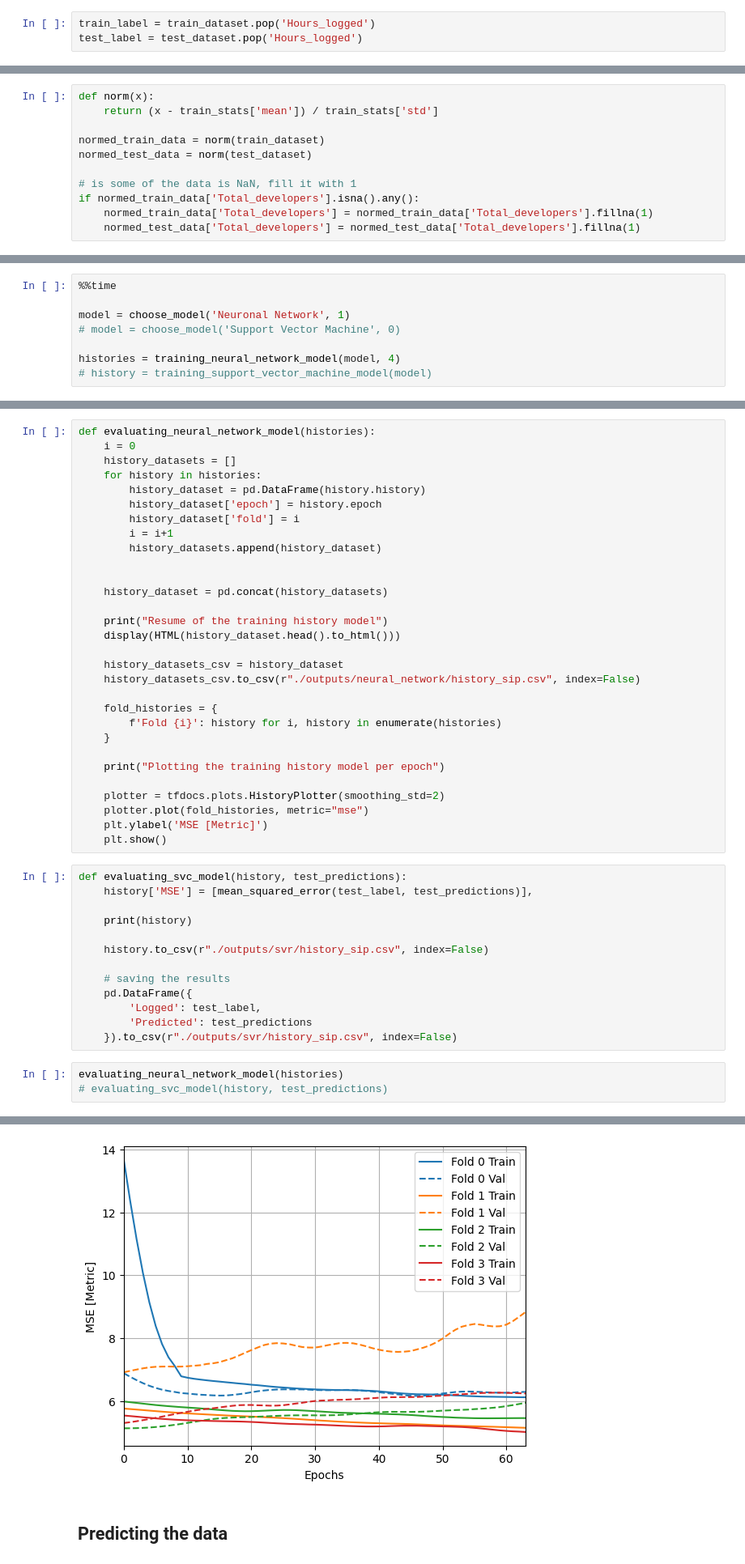
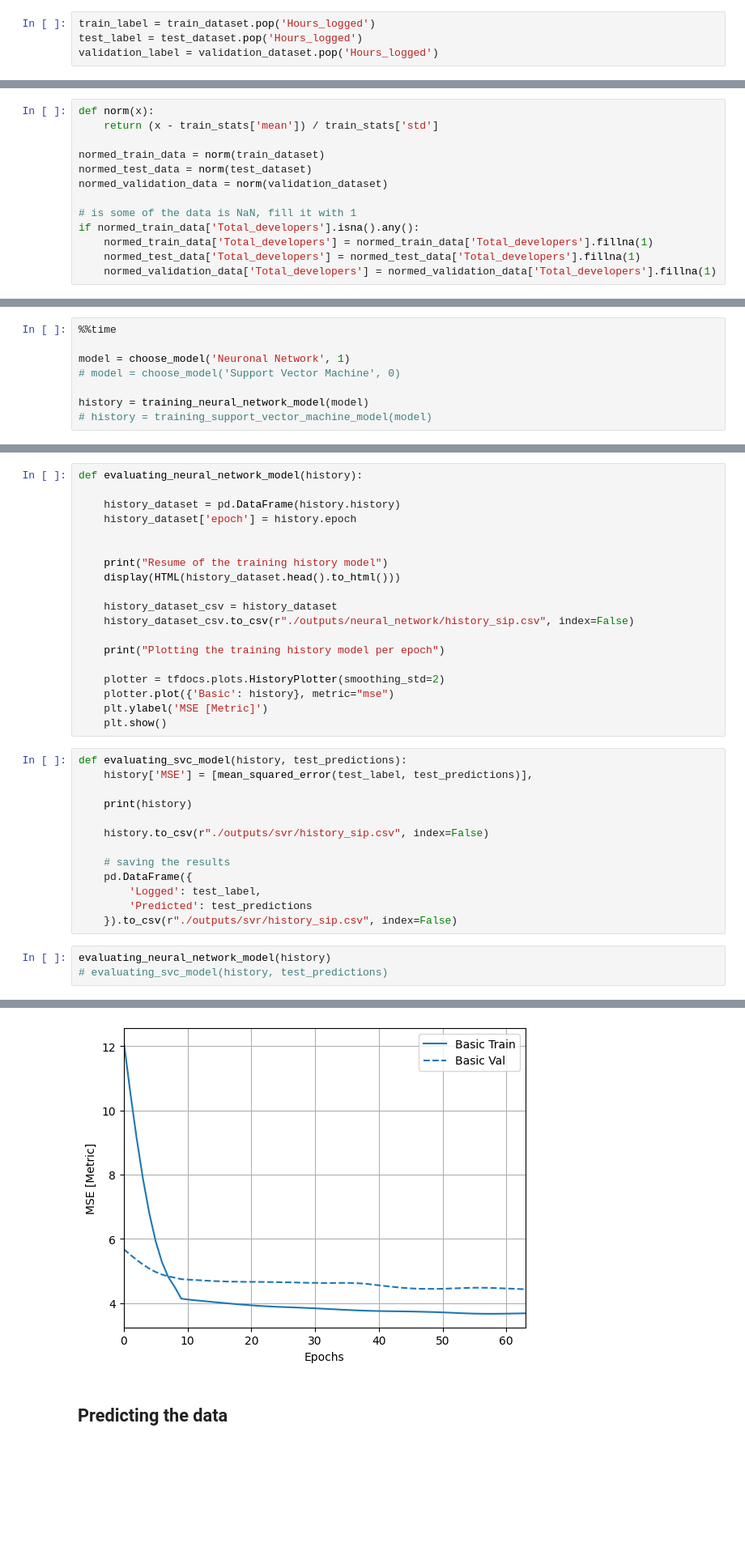
Before and after one commit to fransbompart/internship_UCAB, a Jupyter notebook: scripts/oficial/script_neural_network_2.ipynb, the cells around one changed output, grey strips where cells are left out. Shown: that part at 81% size. Saved outputs shown, nothing was run; the diff lists cells and outputs as text; blank space fills up the shorter version.

Commit message:
Script without cross validation

```diff
--- a/scripts/oficial/script_neural_network_2.ipynb
+++ b/scripts/oficial/script_neural_network_2.ipynb
@@ -172,6 +175,7 @@ The label "Hours Logged" is the actual goal for our model, we will remove it fro
 # %%
 train_label = train_dataset.pop('Hours_logged')
 test_label = test_dataset.pop('Hours_logged')
+validation_label = validation_dataset.pop('Hours_logged')
 # %% [markdown]
 ### Data normalization/Scaling
 
@@ -182,11 +186,13 @@ def norm(x):
 
 normed_train_data = norm(train_dataset)
 normed_test_data = norm(test_dataset)
+normed_validation_data = norm(validation_dataset)
 
 # is some of the data is NaN, fill it with 1
 if normed_train_data['Total_developers'].isna().any():
     normed_train_data['Total_developers'] = normed_train_data['Total_developers'].fillna(1)
     normed_test_data['Total_developers'] = normed_test_data['Total_developers'].fillna(1)
+    normed_validation_data['Total_developers'] = normed_validation_data['Total_developers'].fillna(1)
 # %%
 # show a part of the normalized data
 normed_train_data.head()
@@ -405,6 +393,6 @@ def training_support_vector_machine_model(model):
 model = choose_model('Neuronal Network', 1)
 # model = choose_model('Support Vector Machine', 0)
 
-histories = training_neural_network_model(model, 4)
+history = training_neural_network_model(model)
 # history = training_support_vector_machine_model(model)
 # %% [output]
@@ -436,33 +410,22 @@ The metrics we choose to evaluate the model were **Mean Abs. Error** and **Mean
 # %% [markdown]
 ### Showing the resulting metrics from the training
 # %%
-def evaluating_neural_network_model(histories):
-    i = 0
-    history_datasets = []
-    for history in histories:
-        history_dataset = pd.DataFrame(history.history)
-        history_dataset['epoch'] = history.epoch
-        history_dataset['fold'] = i
-        i = i+1
-        history_datasets.append(history_dataset)
+def evaluating_neural_network_model(history):
 
+    history_dataset = pd.DataFrame(history.history)
+    history_dataset['epoch'] = history.epoch
 
-    history_dataset = pd.concat(history_datasets)
 
     print("Resume of the training history model")
     display(HTML(history_dataset.head().to_html()))
 
-    history_datasets_csv = history_dataset
-    history_datasets_csv.to_csv(r"./outputs/neural_network/history_sip.csv", index=False)
-
-    fold_histories = {
-        f'Fold {i}': history for i, history in enumerate(histories)
-    }
+    history_dataset_csv = history_dataset
+    history_dataset_csv.to_csv(r"./outputs/neural_network/history_sip.csv", index=False)
 
     print("Plotting the training history model per epoch")
 
     plotter = tfdocs.plots.HistoryPlotter(smoothing_std=2)
-    plotter.plot(fold_histories, metric="mse")
+    plotter.plot({'Basic': history}, metric="mse")
     plt.ylabel('MSE [Metric]')
     plt.show()
 # %%
@@ -479,7 +442,7 @@ def evaluating_svc_model(history, test_predictions):
         'Predicted': test_predictions
     }).to_csv(r"./outputs/svr/history_sip.csv", index=False)
 # %%
-evaluating_neural_network_model(histories)
+evaluating_neural_network_model(history)
 # evaluating_svc_model(history, test_predictions)
 # %% [output]
 Resume of the training history model
@@ -492,5 +455,5 @@ Resume of the training history model
 Plotting the training history model per epoch
-[figure, old version]
+[figure, new version]
 # %% [markdown]
 ## Predicting the data
 # %%
```
Also changed, not shown: parts of 14 cells of this notebook, 5 other files.
